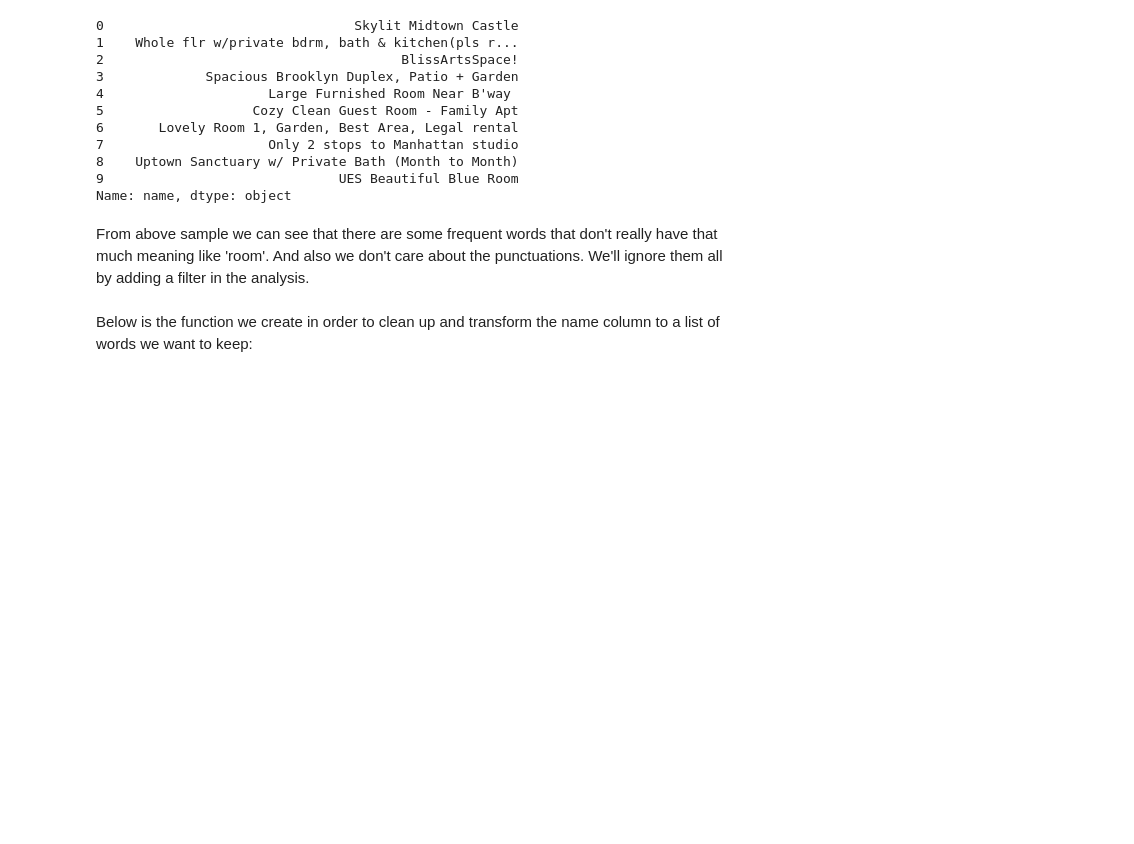
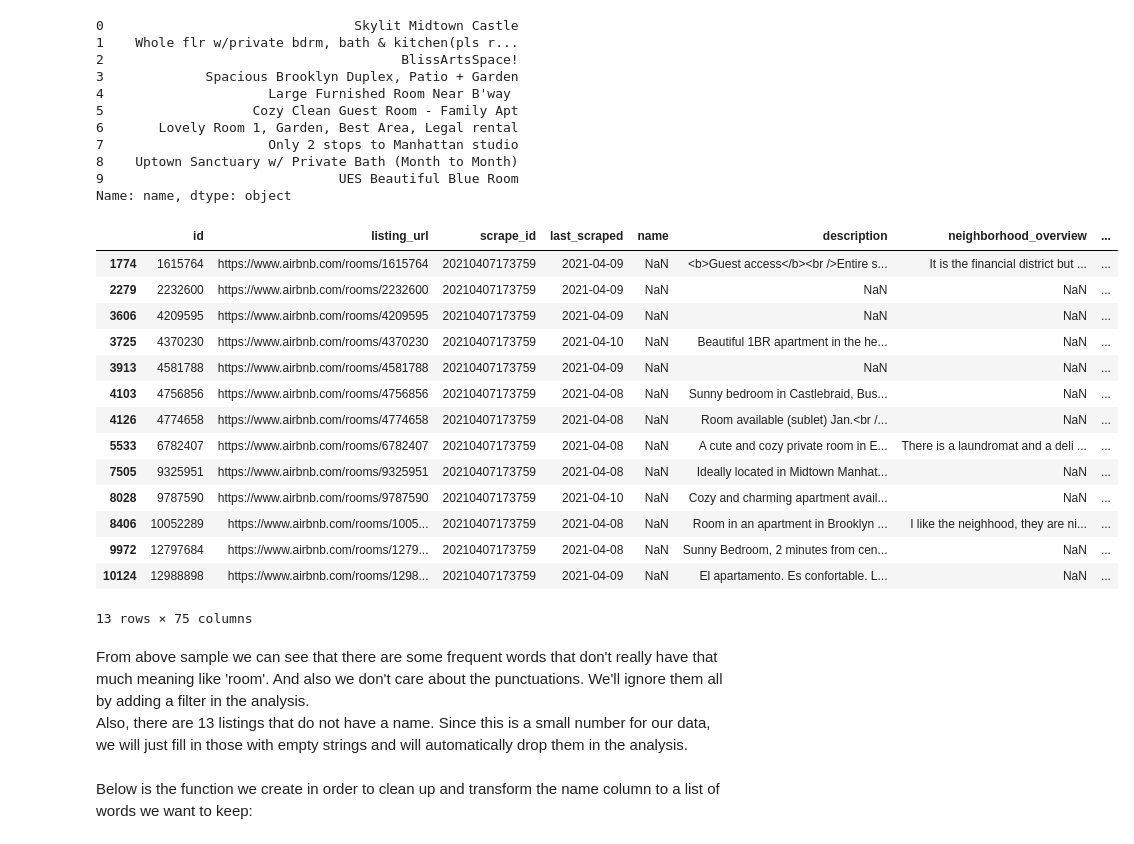
Before and after one commit to unafoca/udacity_ds_project1, a Jupyter notebook: proj1_abnb_nyc.ipynb, the cells around one changed output. Drawn from its saved outputs; the diff is of its cells as text; code cells hidden in the pictures; blank space fills up the shorter version.

```diff
--- a/proj1_abnb_nyc.ipynb
+++ b/proj1_abnb_nyc.ipynb
@@ -340,5 +350,24 @@ listings.name.head(10)
 8    Uptown Sanctuary w/ Private Bath (Month to Month)
 9                              UES Beautiful Blue Room
 Name: name, dtype: object
+# %%
+listings[listings.name.isna()]
+# %% [output]
+|  | id | listing_url | scrape_id | last_scraped | name | description | neighborhood_overview | ... |
+| 1774 | 1615764 | https://www.airbnb.com/rooms/1615764 | 20210407173759 | 2021-04-09 | NaN | <b>Guest access</b><br />Entire s... | It is the financial district but ... | ... |
+| 2279 | 2232600 | https://www.airbnb.com/rooms/2232600 | 20210407173759 | 2021-04-09 | NaN | NaN | NaN | ... |
+| 3606 | 4209595 | https://www.airbnb.com/rooms/4209595 | 20210407173759 | 2021-04-09 | NaN | NaN | NaN | ... |
+| 3725 | 4370230 | https://www.airbnb.com/rooms/4370230 | 20210407173759 | 2021-04-10 | NaN | Beautiful 1BR apartment in the he... | NaN | ... |
+| 3913 | 4581788 | https://www.airbnb.com/rooms/4581788 | 20210407173759 | 2021-04-09 | NaN | NaN | NaN | ... |
+| 4103 | 4756856 | https://www.airbnb.com/rooms/4756856 | 20210407173759 | 2021-04-08 | NaN | Sunny bedroom in Castlebraid, Bus... | NaN | ... |
+| 4126 | 4774658 | https://www.airbnb.com/rooms/4774658 | 20210407173759 | 2021-04-08 | NaN | Room available (sublet) Jan.<br /... | NaN | ... |
+| 5533 | 6782407 | https://www.airbnb.com/rooms/6782407 | 20210407173759 | 2021-04-08 | NaN | A cute and cozy private room in E... | There is a laundromat and a deli ... | ... |
+| 7505 | 9325951 | https://www.airbnb.com/rooms/9325951 | 20210407173759 | 2021-04-08 | NaN | Ideally located in Midtown Manhat... | NaN | ... |
+| 8028 | 9787590 | https://www.airbnb.com/rooms/9787590 | 20210407173759 | 2021-04-10 | NaN | Cozy and charming apartment avail... | NaN | ... |
+| 8406 | 10052289 | https://www.airbnb.com/rooms/1005... | 20210407173759 | 2021-04-08 | NaN | Room in an apartment in Brooklyn ... | I like the neighhood, they are ni... | ... |
+| 9972 | 12797684 | https://www.airbnb.com/rooms/1279... | 20210407173759 | 2021-04-08 | NaN | Sunny Bedroom, 2 minutes from cen... | NaN | ... |
+| 10124 | 12988898 | https://www.airbnb.com/rooms/1298... | 20210407173759 | 2021-04-09 | NaN | El apartamento. Es confortable. L... | NaN | ... |
+13 rows × 75 columns
 # %% [markdown]
-From above sample we can see that there are some frequent words that don't really have that much meaning like 'room'. And also we don't care about the punctuations. We'll ignore them all by adding a filter in the analysis.
+From above sample we can see that there are some frequent words that don't really have that much meaning like 'room'. And also we don't care about the punctuations. We'll ignore them all by adding a filter in the analysis.<br/>
+Also, there are 13 listings that do not have a name. Since this is a small number for our data, we will just fill in those with empty strings and will automatically drop them in the analysis.
```
Also changed, not shown: parts of 8 cells of this notebook, 1 other file.
